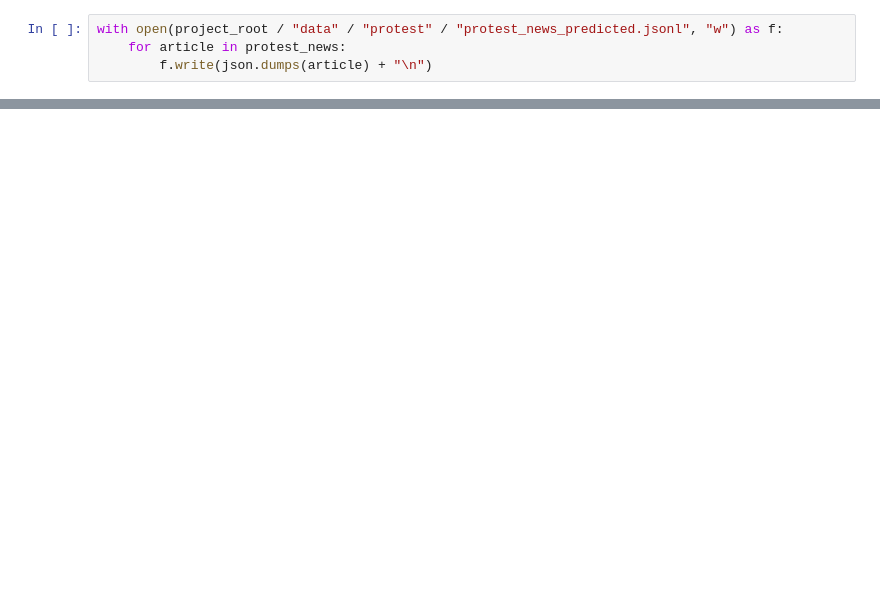
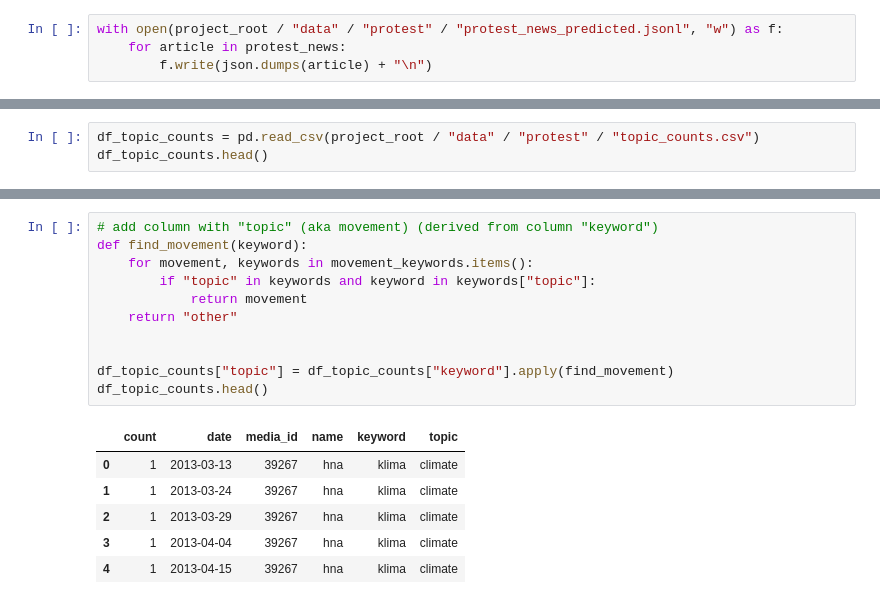
Before and after one commit to davidpomerenke/protest-impact, a Jupyter notebook: docs/notes/02-13-association.ipynb, the cells around one changed output, grey strips where cells are left out. Cells and saved outputs as stored; diff of their text form; blank space fills up the shorter version.

```diff
--- a/docs/notes/02-13-association.ipynb
+++ b/docs/notes/02-13-association.ipynb
@@ -219,3 +223,6 @@ alt.Chart(df).mark_bar().encode(
 )
 # %% [output]
 [interactive output not drawn]
+# %%
+df_topic_counts = pd.read_csv(project_root / "data" / "protest" / "topic_counts.csv")
+df_topic_counts.head()
@@ -221,0 +236,18 @@ alt.Chart(df).mark_bar().encode(
+# %%
+# add column with "topic" (aka movement) (derived from column "keyword")
+def find_movement(keyword):
+    for movement, keywords in movement_keywords.items():
+        if "topic" in keywords and keyword in keywords["topic"]:
+            return movement
+    return "other"
+
+
+df_topic_counts["topic"] = df_topic_counts["keyword"].apply(find_movement)
+df_topic_counts.head()
+# %% [output]
+|  | count | date | media_id | name | keyword | topic |
+| 0 | 1 | 2013-03-13 | 39267 | hna | klima | climate |
+| 1 | 1 | 2013-03-24 | 39267 | hna | klima | climate |
+| 2 | 1 | 2013-03-29 | 39267 | hna | klima | climate |
+| 3 | 1 | 2013-04-04 | 39267 | hna | klima | climate |
+| 4 | 1 | 2013-04-15 | 39267 | hna | klima | climate |
```
Also changed, not shown: parts of 22 cells of this notebook, 1 other file.
